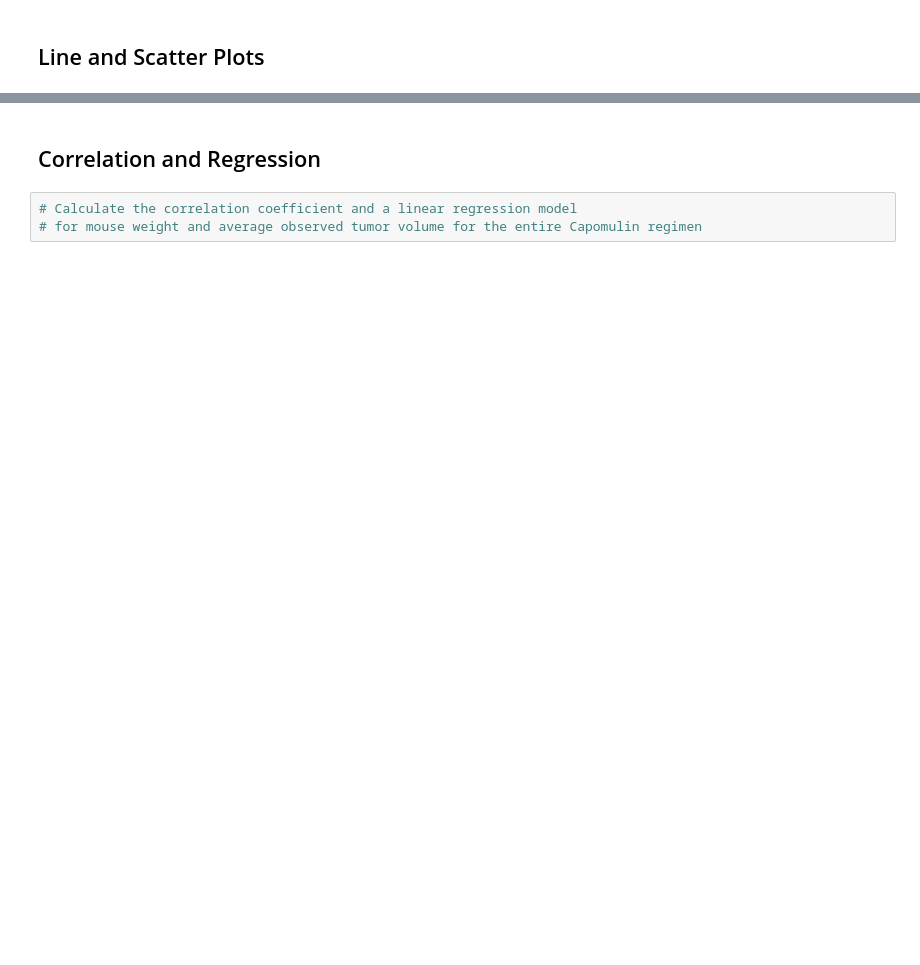
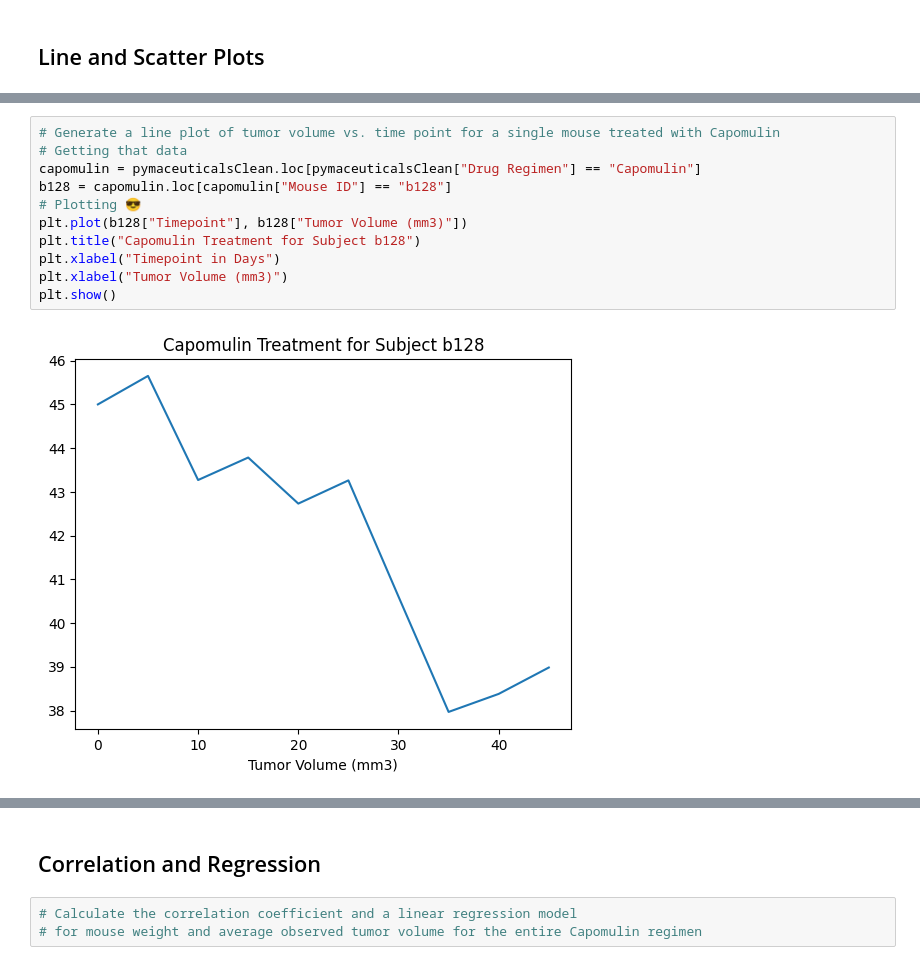
Before and after one commit to RickGrimesCodes/Module-5-Challenge, a Jupyter notebook: pymaceuticals_starter.ipynb, the cells around one changed output, grey strips where cells are left out. Cells and saved outputs as stored; diff of their text form; blank space fills up the shorter version.

```diff
--- a/pymaceuticals_starter.ipynb
+++ b/pymaceuticals_starter.ipynb
@@ -210,0 +230,13 @@ Ceftamin's potential outliers: Series([], Name: Tumor Volume (mm3), dtype: float
+# %%
+# Generate a line plot of tumor volume vs. time point for a single mouse treated with Capomulin
+# Getting that data
+capomulin = pymaceuticalsClean.loc[pymaceuticalsClean["Drug Regimen"] == "Capomulin"]
+b128 = capomulin.loc[capomulin["Mouse ID"] == "b128"]
+# Plotting 😎
+plt.plot(b128["Timepoint"], b128["Tumor Volume (mm3)"])
+plt.title("Capomulin Treatment for Subject b128")
+plt.xlabel("Timepoint in Days")
+plt.xlabel("Tumor Volume (mm3)")
+plt.show()
+# %% [output]
+[figure, added]
```
Also changed, not shown: parts of 11 cells of this notebook.
